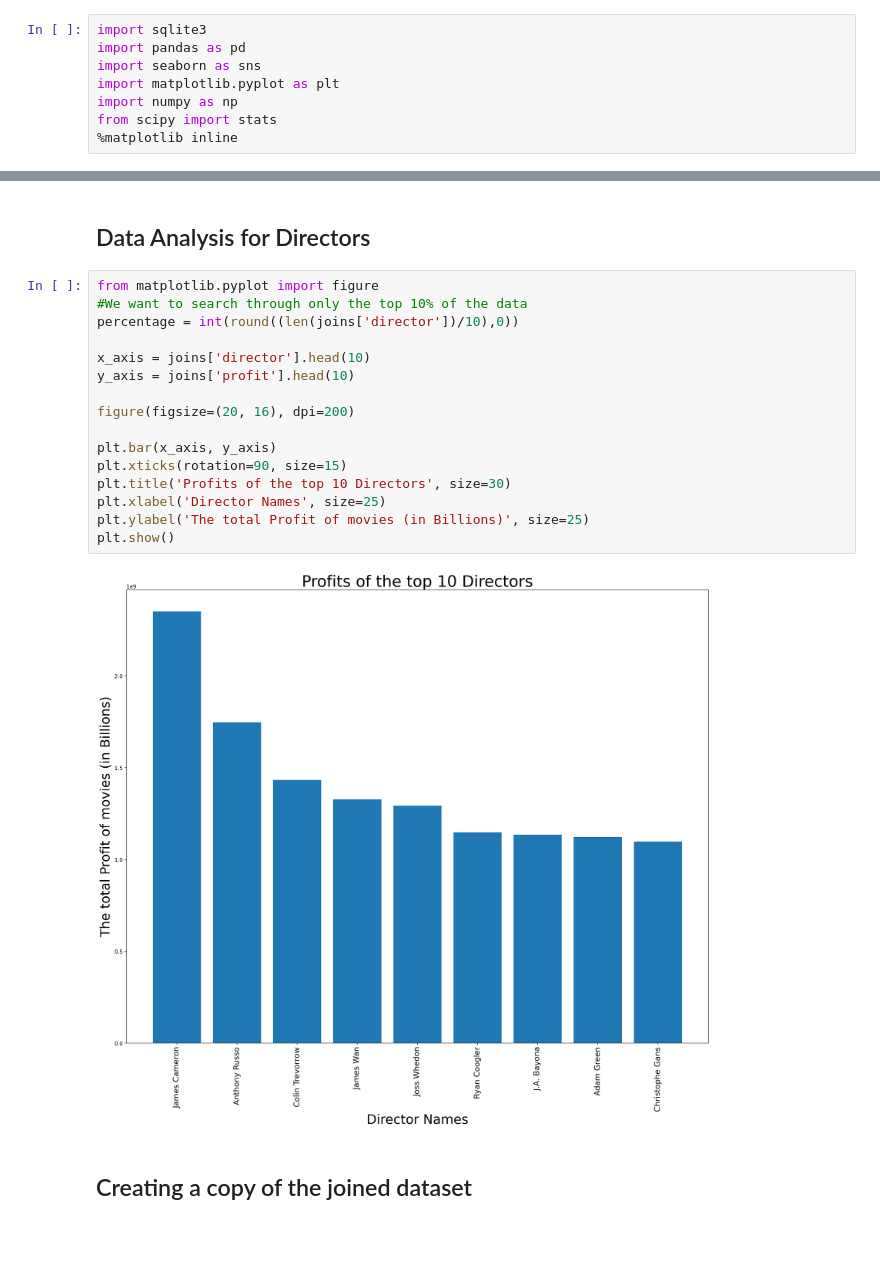
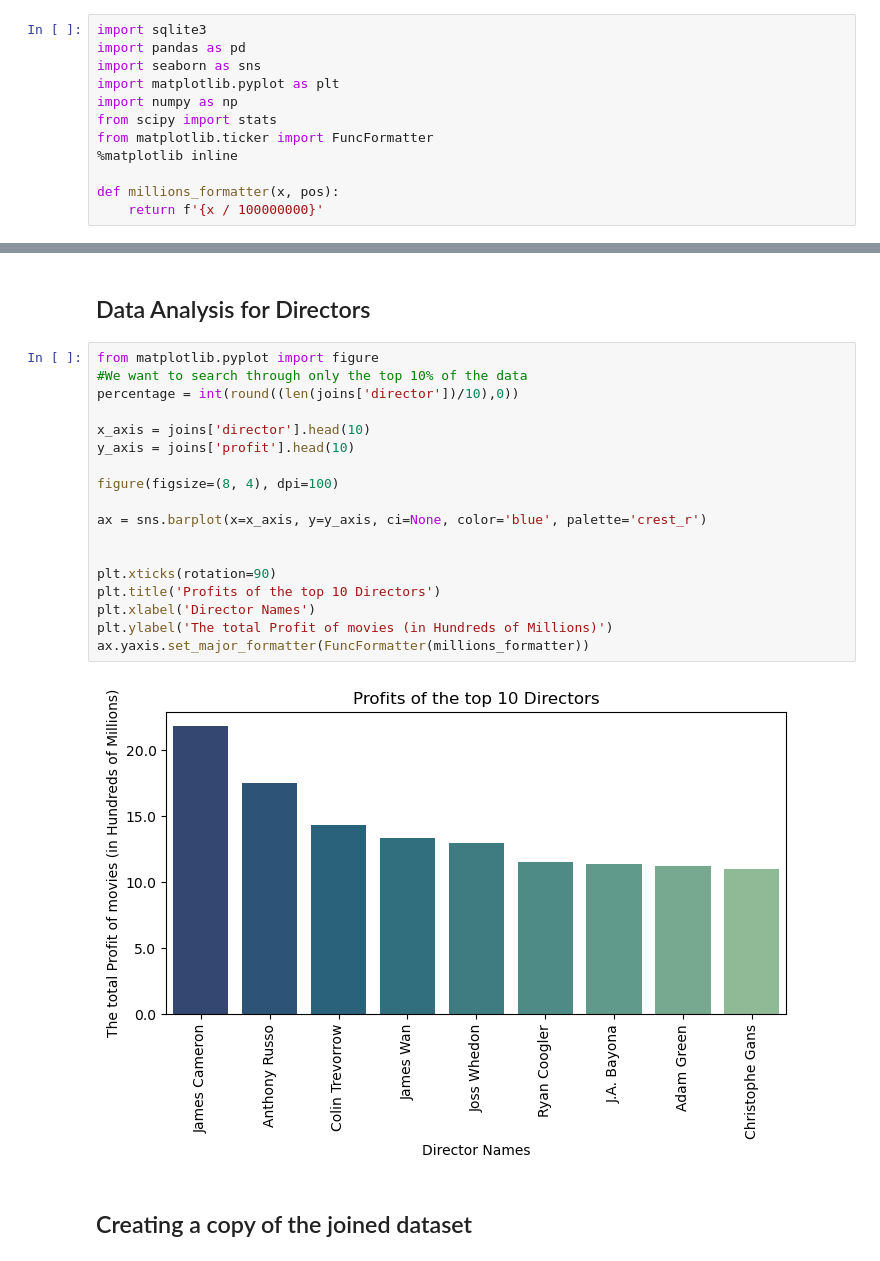
Before and after one commit to zmtillery/group-5-0206, a Jupyter notebook: CapstoneNotebook.ipynb, the cells around one changed output, grey strips where cells are left out. Cells and saved outputs as stored; diff of their text form; blank space fills up the shorter version.

```diff
--- a/CapstoneNotebook.ipynb
+++ b/CapstoneNotebook.ipynb
@@ -9,7 +9,11 @@ import seaborn as sns
 import matplotlib.pyplot as plt
 import numpy as np
 from scipy import stats
+from matplotlib.ticker import FuncFormatter
 %matplotlib inline
+
+def millions_formatter(x, pos):
+    return f'{x / 100000000}'
 # %% [markdown]
 ## Establishing a connection to the SQL Database
 # %%
@@ -152,21 +156,23 @@ joins
 # %%
 from matplotlib.pyplot import figure
 #We want to search through only the top 10% of the data
 percentage = int(round((len(joins['director'])/10),0))
 
 x_axis = joins['director'].head(10)
 y_axis = joins['profit'].head(10)
 
-figure(figsize=(20, 16), dpi=200)
+figure(figsize=(8, 4), dpi=100)
 
-plt.bar(x_axis, y_axis)
-plt.xticks(rotation=90, size=15)
-plt.title('Profits of the top 10 Directors', size=30)
-plt.xlabel('Director Names', size=25)
-plt.ylabel('The total Profit of movies (in Billions)', size=25)
-plt.show()
+ax = sns.barplot(x=x_axis, y=y_axis, ci=None, color='blue', palette='crest_r')
+
+
+plt.xticks(rotation=90)
+plt.title('Profits of the top 10 Directors')
+plt.xlabel('Director Names')
+plt.ylabel('The total Profit of movies (in Hundreds of Millions)')
+ax.yaxis.set_major_formatter(FuncFormatter(millions_formatter))
 # %% [output]
-[figure, old version]
+[figure, new version]
 # %% [markdown]
 ## Creating a copy of the joined dataset
 # %%
```
Also changed, not shown: parts of 4 cells of this notebook.
